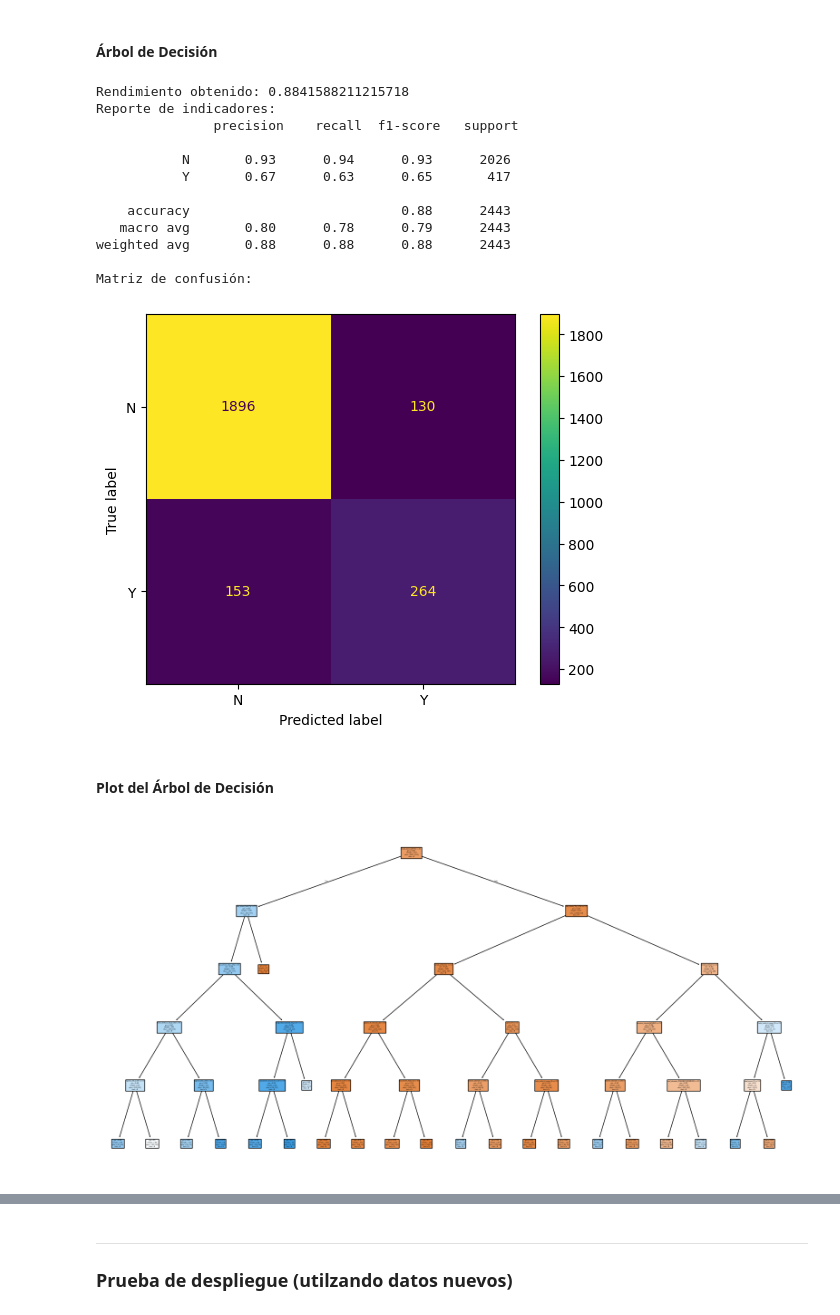
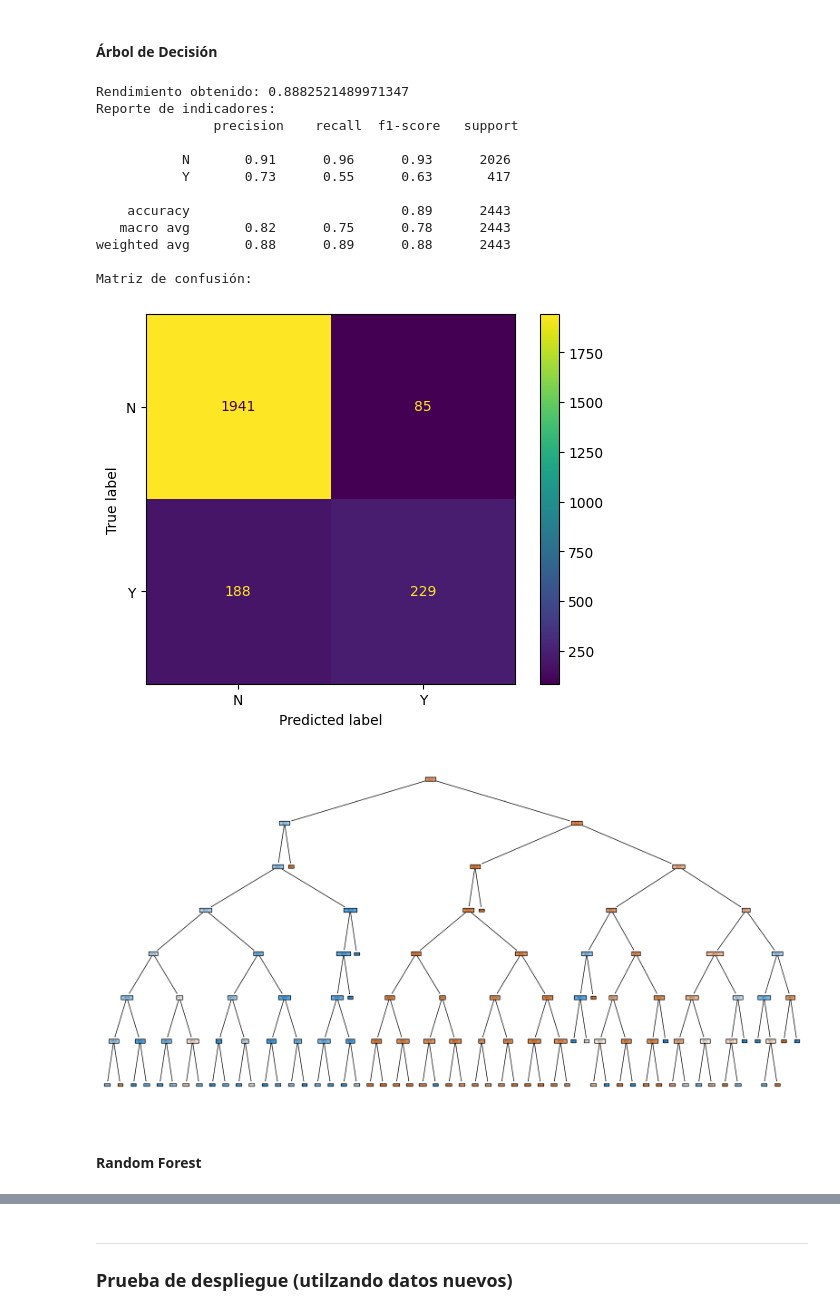
Before and after one commit to amorenor1/13MBID-ABR24-25, a Jupyter notebook: notebooks/04_Modelado_Evaluacion/MD01 - Modelado.ipynb, the cells around one changed output, grey strips where cells are left out. Saved outputs shown, nothing was run; the diff lists cells and outputs as text; code cells hidden in the pictures.

```diff
--- a/notebooks/04_Modelado_Evaluacion/MD01 - Modelado.ipynb
+++ b/notebooks/04_Modelado_Evaluacion/MD01 - Modelado.ipynb
@@ -413,0 +416,8 @@ Matriz de confusión:
+# %%
+# Random Forest
+with mlflow.start_run(run_name='Random Forest (#2)'):
+    rndf = RandomForestClassifier(n_estimators=50,  # Aumentamos los estimadores
+                                  max_depth=10,  # Establecemos una profundidad máxima
+                                  random_state=42)  # Fijamos el random_state
+    rndf.fit(train_data, train_labels)
+evaluar_modelo(rndf, test_data, test_labels)
@@ -413,0 +441,2 @@ Matriz de confusión:
+# %%
+mlflow.set_experiment(experiment_name="Prueba #3")
@@ -413,0 +448,9 @@ Matriz de confusión:
+# %%
+# Regresión Logística
+with mlflow.start_run(run_name='Logistic Regression (#3)'):
+    lreg = LogisticRegression(solver='saga',  # Cambiamos el solver para trabajar con datasets más grandes
+                              C=1.0,  # Ajustamos la regularización
+                              penalty='l2',  # Mantenemos regularización L2
+                              max_iter=300)  # Incrementamos las iteraciones
+    lreg.fit(train_data, train_labels)
+evaluar_modelo(lreg, test_data, test_labels)
@@ -413,0 +473,9 @@ Matriz de confusión:
+# %%
+# Importamos GaussianNB
+from sklearn.naive_bayes import GaussianNB
+
+# Naive Bayes
+with mlflow.start_run(run_name='Naive Bayes (#3)'):
+    nb = GaussianNB()  # Utilizamos el modelo para datos continuos
+    nb.fit(train_data, train_labels)
+evaluar_modelo(nb, test_data, test_labels)
@@ -415,34 +497,36 @@ Matriz de confusión:
 #### Árbol de Decisión
 # %%
 # Árbol de Decisión
-with mlflow.start_run(run_name='Decision Tree (#2)'):
-    dtc = DecisionTreeClassifier(max_depth=5,  # Incrementamos la profundidad
-                                 criterion='gini',  # Cambiamos a criterio Gini
-                                 min_samples_split=15)  # Ajustamos el valor mínimo
+with mlflow.start_run(run_name='Decision Tree (#3)'):
+    dtc = DecisionTreeClassifier(max_depth=7,  # Incrementamos aún más la profundidad para capturar mayor detalle
+                                 criterion='entropy',  # Cambiamos nuevamente al criterio de entropía
+                                 min_samples_split=5,  # Disminuimos el tamaño mínimo para una división
+                                 random_state=42)  # Fijamos un estado aleatorio
     dtc.fit(train_data, train_labels)
 evaluar_modelo(dtc, test_data, test_labels)
 # %% [output]
-Rendimiento obtenido: 0.8841588211215718
+Rendimiento obtenido: 0.8882521489971347
 Reporte de indicadores:
                precision    recall  f1-score   support
 
-           N       0.93      0.94      0.93      2026
-           Y       0.67      0.63      0.65       417
+           N       0.91      0.96      0.93      2026
+           Y       0.73      0.55      0.63       417
 
-    accuracy                           0.88      2443
-   macro avg       0.80      0.78      0.79      2443
-weighted avg       0.88      0.88      0.88      2443
+    accuracy                           0.89      2443
+   macro avg       0.82      0.75      0.78      2443
+weighted avg       0.88      0.89      0.88      2443
 
 Matriz de confusión:
-[figure, old version]
+[figure, new version]
-# %% [markdown]
-#### Plot del Árbol de Decisión
 # %%
+# Plot del Árbol de Decisión
 plt.figure(figsize=(20, 10))
 plot_tree(dtc, filled=True, feature_names=data.columns, class_names=labels)
 plt.show()
 plt.close()
 # %% [output]
-[figure, old version]
+[figure, new version]
+# %% [markdown]
+#### Random Forest
 # %%
 # Random Forest
```
Also changed, not shown: parts of 17 cells of this notebook, 2 other files.
